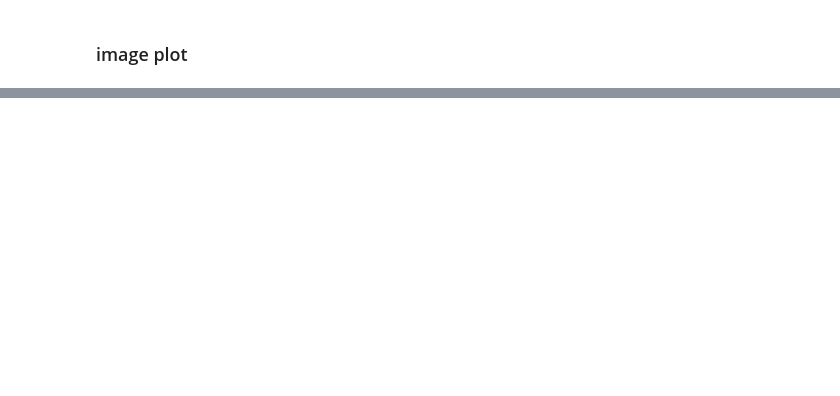
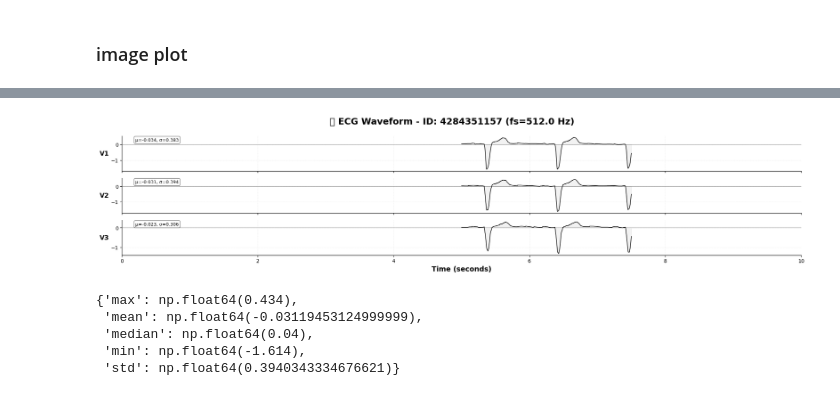
Before and after one commit to yohehe/ECG-Analysis, a Jupyter notebook: 02_setDataLoader.ipynb, the cells around one changed output, grey strips where cells are left out. Drawn from its saved outputs; the diff is of its cells as text; code cells hidden in the pictures; blank space fills up the shorter version.

Commit message:
DataLoderおよびモデル初期設計案を作成

```diff
--- a/02_setDataLoader.ipynb
+++ b/02_setDataLoader.ipynb
@@ -154 +133,28 @@ time_axis = np.arange(len(ecg_data)) / sample_fs
+# %%
+def extract_lead_features(ecg_dict: dict) -> dict:
+    ecg_df = ecg_dict["ecg_df"]
+    lead_names = ['I', 'II', 'III', 'aVR', 'aVL', 'aVF',
+                  'V1', 'V2', 'V3', 'V4', 'V5', 'V6']
+
+    lead_stats = {}
+    flat_row = {}
+
+    for lead in lead_names:
+        series = pd.to_numeric(ecg_df[lead], errors="coerce").dropna()
+        stats = {
+            "mean": series.mean(),
+            "std": series.std(),
+            "min": series.min(),
+            "max": series.max(),
+            "median": series.median(),
+        }
+        lead_stats[lead] = stats
+
+        # フラットな特徴量名で展開（例：V1_mean, V1_std, ...）
+        for stat_name, value in stats.items():
+            flat_row[f"{lead}_{stat_name}"] = value
+
+    ecg_dict["lead_stats"] = lead_stats
+    ecg_dict["features_row"] = flat_row
+    return ecg_dict
 # %%
@@ -406,2 +196,15 @@ features = extract_ecg_features_by_id(ecg_id=sample_id, train_df=train_df, confi
+# %%
+def process_ecg_by_id(
+    ecg_id: int,
+    train_df: pd.DataFrame,
+    config,
+    is_plot: bool = True,
+    plot_leads: list[str] = None
+) -> dict:
+    ecg_dict = load_ecg_data_by_id(ecg_id, train_df, config)
+    ecg_dict = extract_lead_features(ecg_dict)
+    if is_plot:
+        plot_ecg_waveform(ecg_dict, plot_leads)
+    return ecg_dict
 # %% [markdown]
 ### image plot
@@ -407,0 +227,10 @@ features = extract_ecg_features_by_id(ecg_id=sample_id, train_df=train_df, confi
+# %%
+ecg_info = process_ecg_by_id(4284351157, train_df, CONFIG, is_plot=True, plot_leads=["V1", "V2", "V3"])
+pprint(ecg_info["lead_stats"]["V2"])
+# %% [output]
+[figure, added]
+{'max': np.float64(0.434),
+ 'mean': np.float64(-0.03119453124999999),
+ 'median': np.float64(0.04),
+ 'min': np.float64(-1.614),
+ 'std': np.float64(0.3940343334676621)}
```
Also changed, not shown: parts of 55 cells of this notebook.
